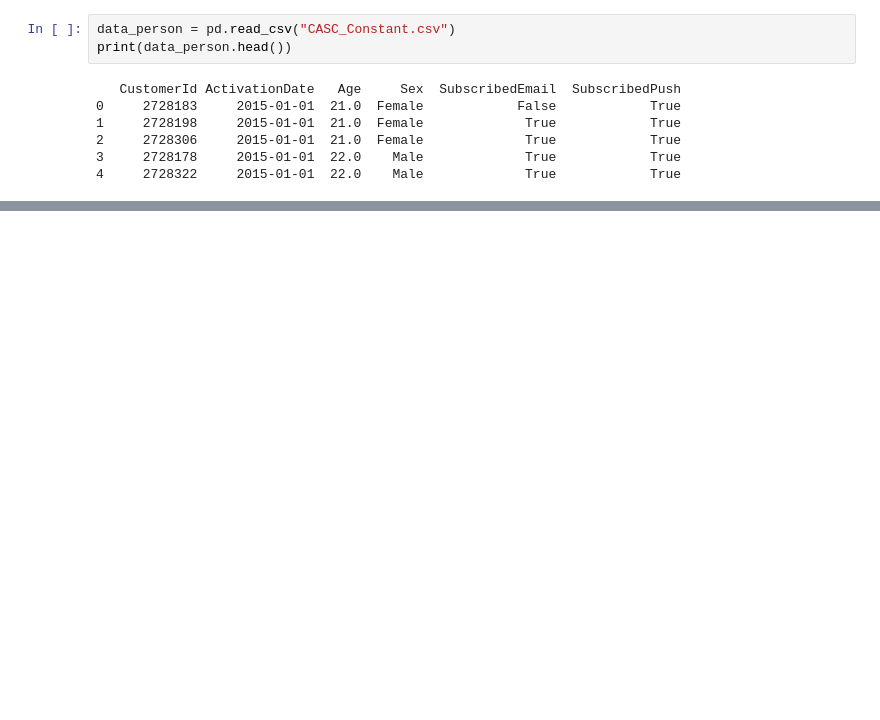
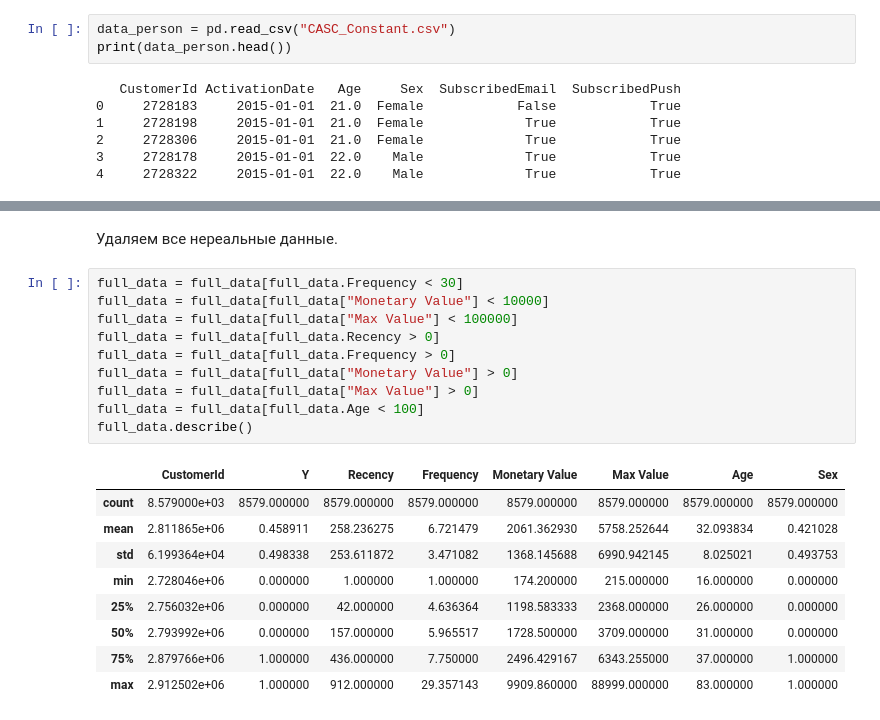
Before and after one commit to Aranteus/Python, a Jupyter notebook: Machine Learning Jupyter Notebook/Lab1.ipynb, the cells around one changed output, grey strips where cells are left out. Drawn from its saved outputs; the diff is of its cells as text; blank space fills up the shorter version.

```diff
--- a/Machine Learning Jupyter Notebook/Lab1.ipynb
+++ b/Machine Learning Jupyter Notebook/Lab1.ipynb
@@ -134,0 +319,22 @@ Name: Restaurant, dtype: int64
+# %% [markdown]
+Удаляем все нереальные данные.
+# %%
+full_data = full_data[full_data.Frequency < 30]
+full_data = full_data[full_data["Monetary Value"] < 10000]
+full_data = full_data[full_data["Max Value"] < 100000]
+full_data = full_data[full_data.Recency > 0]
+full_data = full_data[full_data.Frequency > 0]
+full_data = full_data[full_data["Monetary Value"] > 0]
+full_data = full_data[full_data["Max Value"] > 0]
+full_data = full_data[full_data.Age < 100]
+full_data.describe()
+# %% [output]
+|  | CustomerId | Y | Recency | Frequency | Monetary Value | Max Value | Age | Sex |
+| count | 8.579000e+03 | 8579.000000 | 8579.000000 | 8579.000000 | 8579.000000 | 8579.000000 | 8579.000000 | 8579.000000 |
+| mean | 2.811865e+06 | 0.458911 | 258.236275 | 6.721479 | 2061.362930 | 5758.252644 | 32.093834 | 0.421028 |
+| std | 6.199364e+04 | 0.498338 | 253.611872 | 3.471082 | 1368.145688 | 6990.942145 | 8.025021 | 0.493753 |
+| min | 2.728046e+06 | 0.000000 | 1.000000 | 1.000000 | 174.200000 | 215.000000 | 16.000000 | 0.000000 |
+| 25% | 2.756032e+06 | 0.000000 | 42.000000 | 4.636364 | 1198.583333 | 2368.000000 | 26.000000 | 0.000000 |
+| 50% | 2.793992e+06 | 0.000000 | 157.000000 | 5.965517 | 1728.500000 | 3709.000000 | 31.000000 | 0.000000 |
+| 75% | 2.879766e+06 | 1.000000 | 436.000000 | 7.750000 | 2496.429167 | 6343.255000 | 37.000000 | 1.000000 |
+| max | 2.912502e+06 | 1.000000 | 912.000000 | 29.357143 | 9909.860000 | 88999.000000 | 83.000000 | 1.000000 |
```
Also changed, not shown: parts of 51 cells of this notebook.
